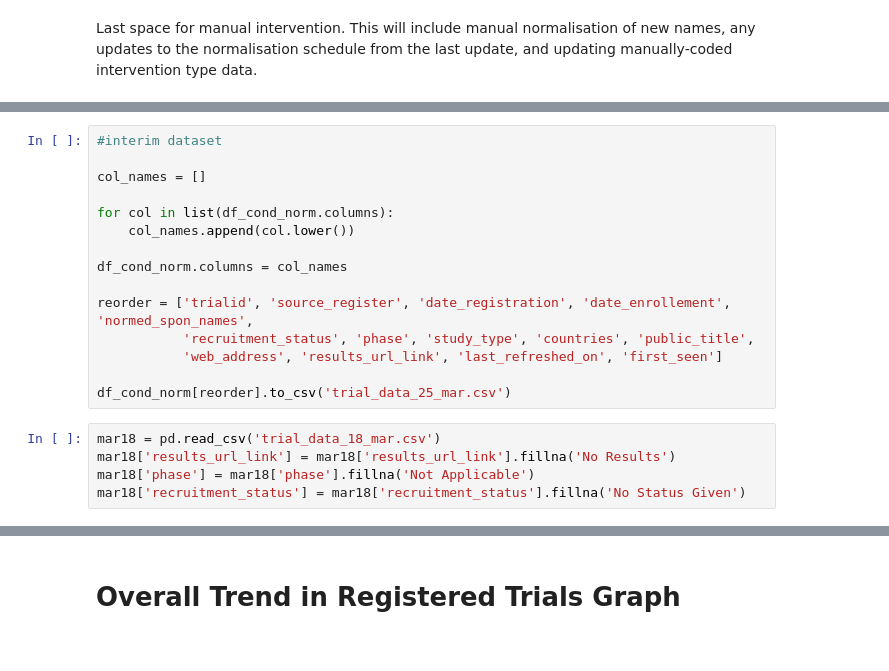
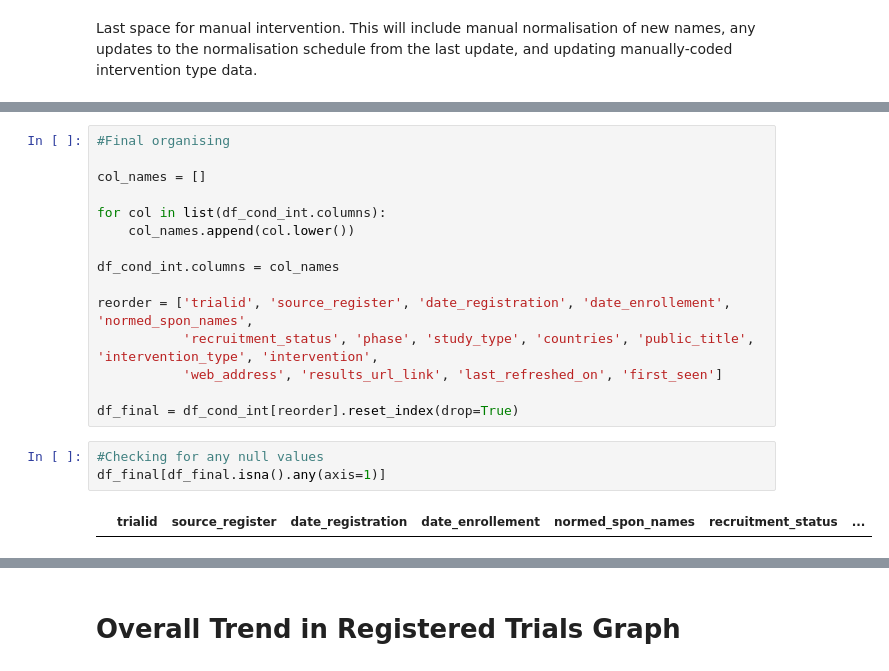
Before and after one commit to ebmdatalab/covid_trials_tracker-covid, a Jupyter notebook: notebooks/ictrp_data_handling.ipynb, the cells around one changed output, grey strips where cells are left out. Saved outputs shown, nothing was run; the diff lists cells and outputs as text.

```diff
--- a/notebooks/ictrp_data_handling.ipynb
+++ b/notebooks/ictrp_data_handling.ipynb
@@ -258,20 +293,20 @@ All sponsor names normalized
 # %%
-#interim dataset
+#Final organising
 
 col_names = []
 
-for col in list(df_cond_norm.columns):
+for col in list(df_cond_int.columns):
     col_names.append(col.lower())
 
-df_cond_norm.columns = col_names
+df_cond_int.columns = col_names
 
 reorder = ['trialid', 'source_register', 'date_registration', 'date_enrollement', 'normed_spon_names',
-           'recruitment_status', 'phase', 'study_type', 'countries', 'public_title',
+           'recruitment_status', 'phase', 'study_type', 'countries', 'public_title', 'intervention_type', 'intervention',
            'web_address', 'results_url_link', 'last_refreshed_on', 'first_seen']
 
-df_cond_norm[reorder].to_csv('trial_data_25_mar.csv')
+df_final = df_cond_int[reorder].reset_index(drop=True)
-# %%
-mar18 = pd.read_csv('trial_data_18_mar.csv')
-mar18['results_url_link'] = mar18['results_url_link'].fillna('No Results')
-mar18['phase'] = mar18['phase'].fillna('Not Applicable')
-mar18['recruitment_status'] = mar18['recruitment_status'].fillna('No Status Given')
+# %%
+#Checking for any null values
+df_final[df_final.isna().any(axis=1)]
+# %% [output]
+|  | trialid | source_register | date_registration | date_enrollement | normed_spon_names | recruitment_status | ... |
```
Also changed, not shown: parts of 38 cells of this notebook, 24 other files.
